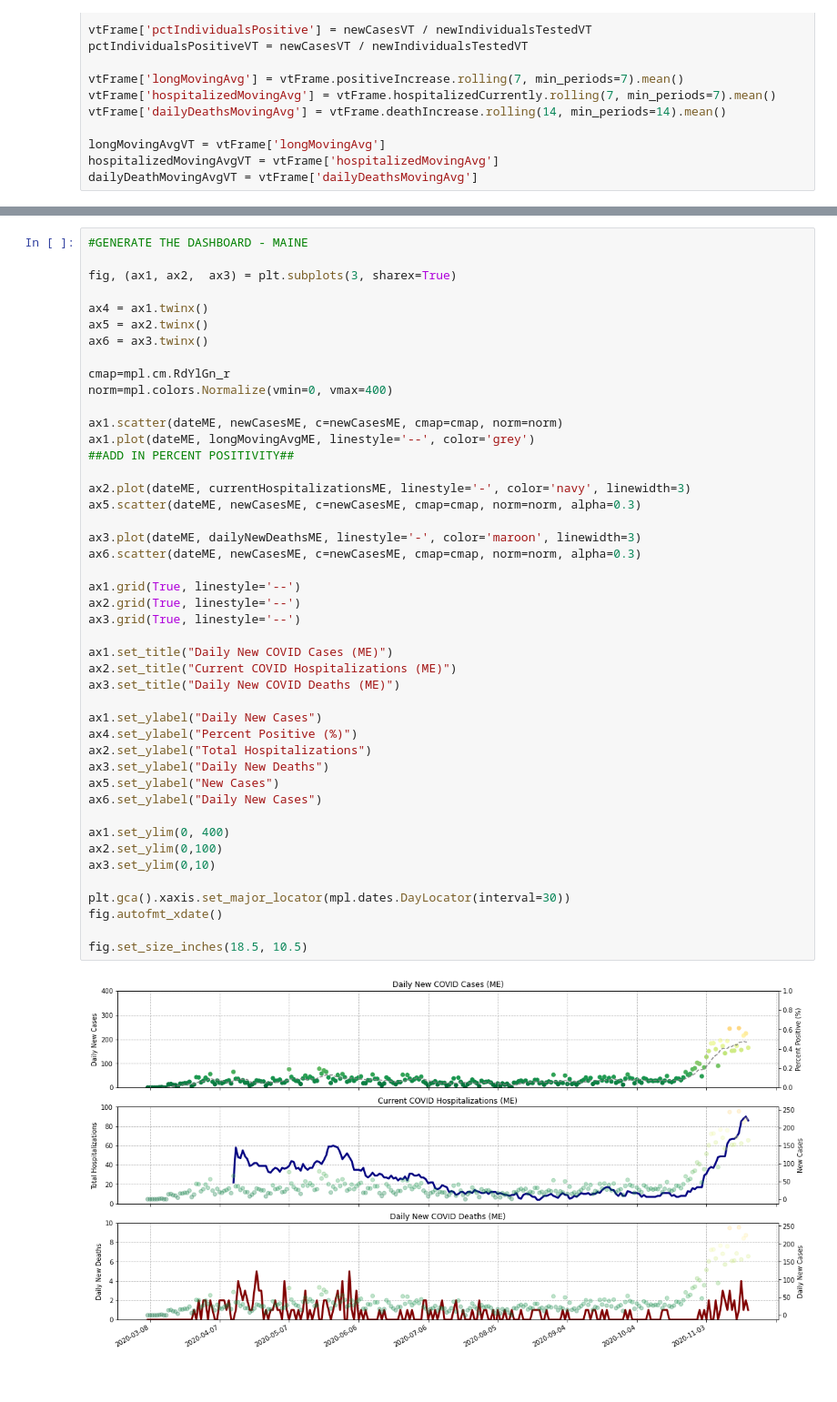
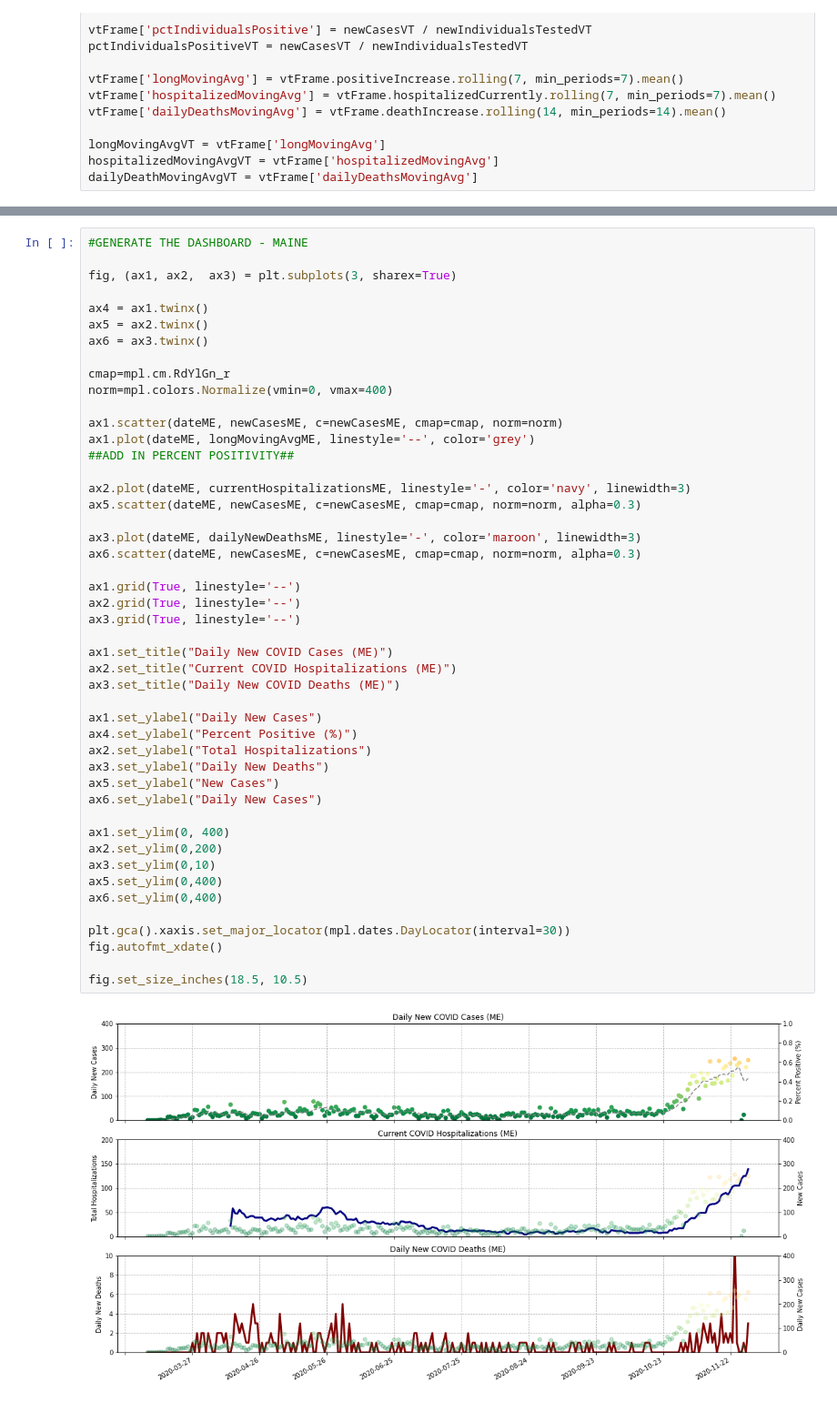
Before and after one commit to JoeZamp98/coronavirus-dashboards, a Jupyter notebook: Coronavirus - Dashboards.ipynb, the cells around one changed output, grey strips where cells are left out. Shown at 91% size. Cells and saved outputs as stored; diff of their text form.

```diff
--- a/Coronavirus - Dashboards.ipynb
+++ b/Coronavirus - Dashboards.ipynb
@@ -389,35 +394,37 @@ ax1.plot(dateME, longMovingAvgME, linestyle='--', color='grey')
 
 ax2.plot(dateME, currentHospitalizationsME, linestyle='-', color='navy', linewidth=3)
 ax5.scatter(dateME, newCasesME, c=newCasesME, cmap=cmap, norm=norm, alpha=0.3)
 
 ax3.plot(dateME, dailyNewDeathsME, linestyle='-', color='maroon', linewidth=3)
 ax6.scatter(dateME, newCasesME, c=newCasesME, cmap=cmap, norm=norm, alpha=0.3)
 
 ax1.grid(True, linestyle='--')
 ax2.grid(True, linestyle='--')
 ax3.grid(True, linestyle='--')
 
 ax1.set_title("Daily New COVID Cases (ME)")
 ax2.set_title("Current COVID Hospitalizations (ME)")
 ax3.set_title("Daily New COVID Deaths (ME)")
 
 ax1.set_ylabel("Daily New Cases")
 ax4.set_ylabel("Percent Positive (%)")
 ax2.set_ylabel("Total Hospitalizations")
 ax3.set_ylabel("Daily New Deaths")
 ax5.set_ylabel("New Cases")
 ax6.set_ylabel("Daily New Cases")
 
 ax1.set_ylim(0, 400)
-ax2.set_ylim(0,100)
+ax2.set_ylim(0,200)
 ax3.set_ylim(0,10)
+ax5.set_ylim(0,400)
+ax6.set_ylim(0,400)
 
 plt.gca().xaxis.set_major_locator(mpl.dates.DayLocator(interval=30))
 fig.autofmt_xdate()
 
 fig.set_size_inches(18.5, 10.5)
 # %% [output]
-[figure, old version]
+[figure, new version]
 # %%
 #GENERATE THE DASHBOARD - VERMONT
 
```
Also changed, not shown: parts of 5 cells of this notebook, 2 other files.
